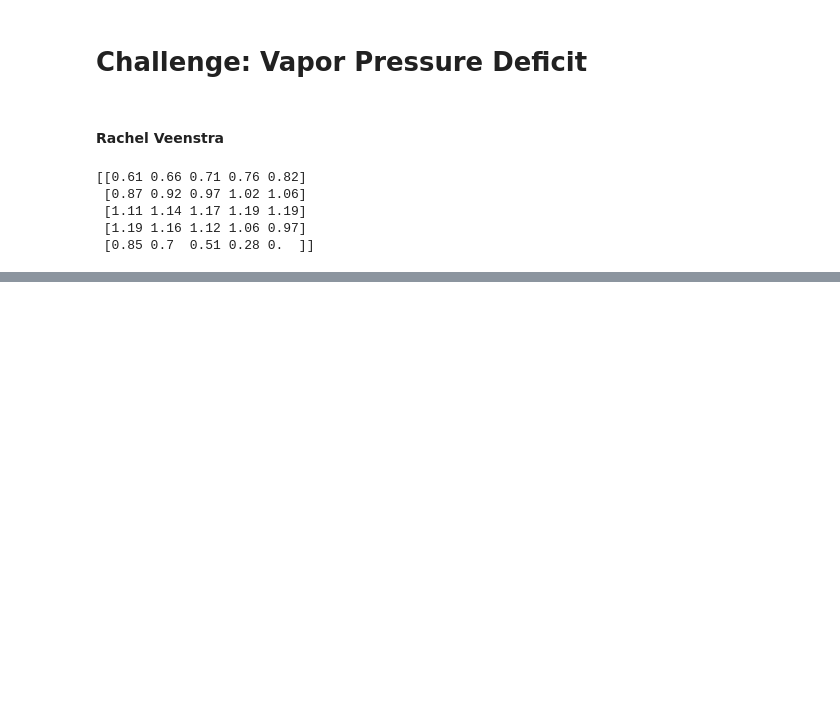
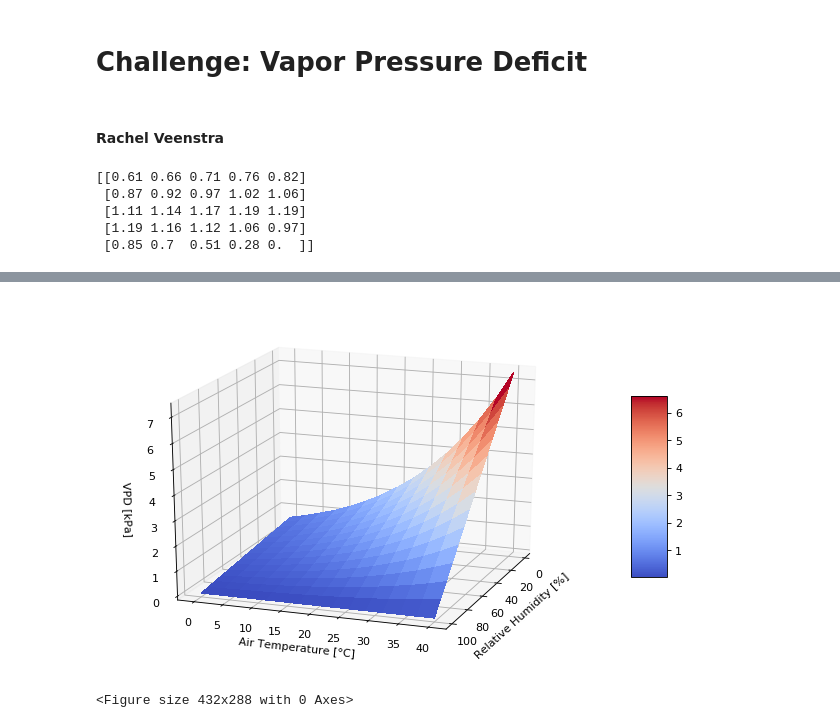
Before and after one commit to Rachel-Veenstra/AGRON935-Class-Notes, a Jupyter notebook: challenge_VPD.ipynb, the cells around one changed output, grey strips where cells are left out. Cells and saved outputs as stored; diff of their text form; code cells hidden in the pictures; blank space fills up the shorter version.

```diff
--- a/challenge_VPD.ipynb
+++ b/challenge_VPD.ipynb
@@ -55,0 +87,47 @@ print(VPD)
+# %%
+# Creating example input variables
+
+# 5x5 arrays of linear values in the desired ranges
+
+N = 15
+
+t_grid = np.linspace(0,40,N)
+
+r_grid = np.linspace(0,100,N)
+
+T_grid, R_grid = np.meshgrid(t_grid, r_grid)
+
+VPD2 = vpdfun(T_grid, R_grid)
+# %%
+import matplotlib.pyplot as plt
+from mpl_toolkits.mplot3d import Axes3D
+from matplotlib import cm
+%matplotlib inline
+
+# Create figure
+fig = plt.figure(figsize=(10, 6), dpi=80) # 10inch by 6 inch ... dpi = dots per inch
+
+# Get figure axes and convert it to a 3D projection
+ax = fig.gca(projection='3d') # GCA = get current axes
+
+# Add surface plot to axes - save this surface plot in a variable
+surf = ax.plot_surface(R_grid, T_grid, VPD2, cmap=cm.coolwarm, linewidth=0, antialiased=False)
+
+# Add color bar to figure vased on ranges in the surf map
+# Colorbar belongs to the figure
+# The values of the colorbar are from the axes, this is why we need to pass the
+fig.colorbar(surf, shrink=0.5, aspect=5)
+
+# Label x, y, z
+ax.set_xlabel("Relative Humidity [%]")
+ax.set_ylabel("Air Temperature [\N{DEGREE SIGN}C]")
+ax.set_zlabel("VPD [kPa]")
+
+# Set position of the 3D plot
+ax.view_init(elev=20, azim=20) #eleation and azimuth. Change their value to
+
+plt.show()
+plt.savefig('')
+# %% [output]
+[figure, added]
+<Figure size 432x288 with 0 Axes>
```
Also changed, not shown: parts of 1 cell of this notebook, 7 other files.
